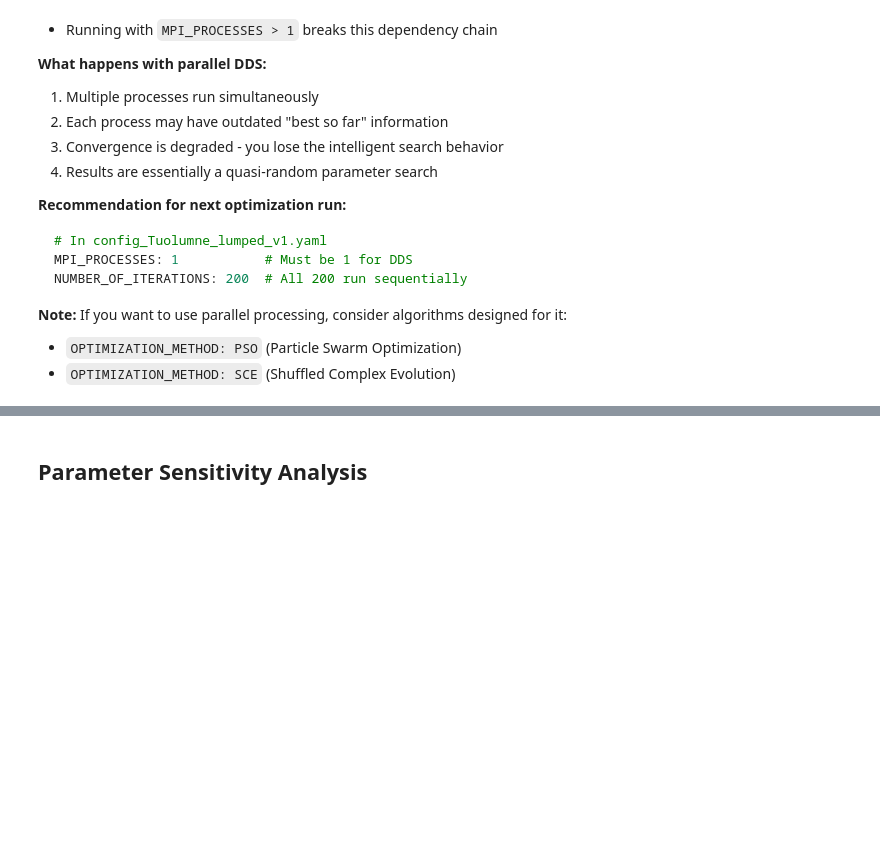
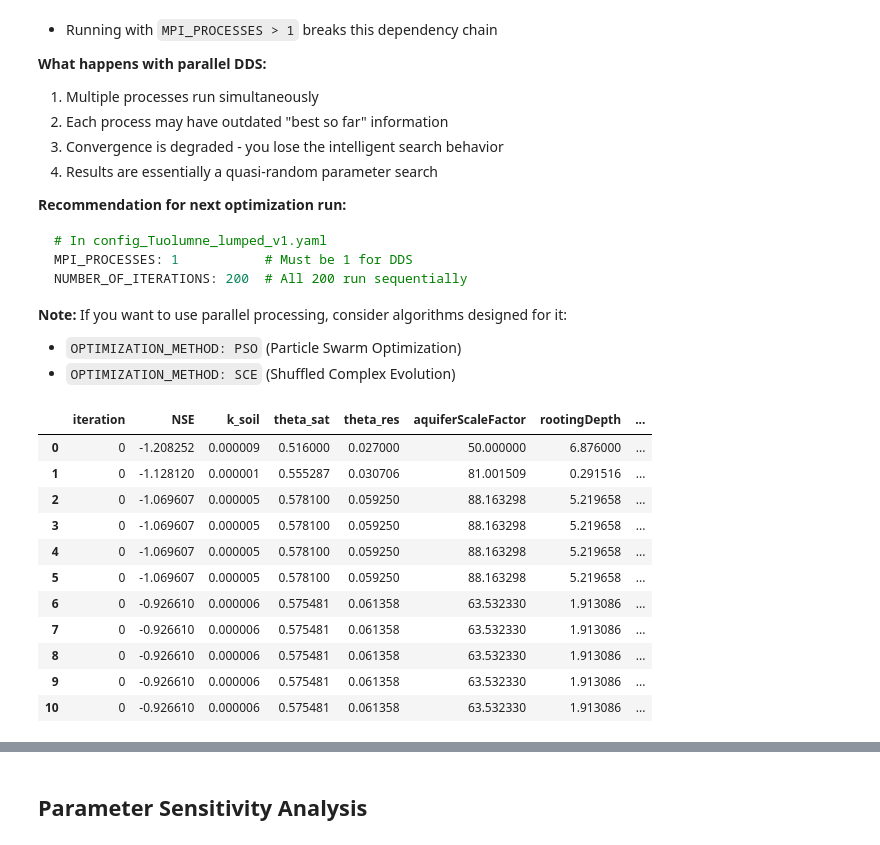
Before and after one commit to dlhogan97/CONFLUENCE-uwmtnhydro, a Jupyter notebook: ess-project/modeling/optimization/Analyze_Optimization_Results.ipynb, the cells around one changed output, grey strips where cells are left out. Cells and saved outputs as stored; diff of their text form; code cells hidden in the pictures; blank space fills up the shorter version.

```diff
--- a/ess-project/modeling/optimization/Analyze_Optimization_Results.ipynb
+++ b/ess-project/modeling/optimization/Analyze_Optimization_Results.ipynb
@@ -217,6 +242,21 @@ NUMBER_OF_ITERATIONS: 200  # All 200 run sequentially
 **Note:** If you want to use parallel processing, consider algorithms designed for it:
 - `OPTIMIZATION_METHOD: PSO` (Particle Swarm Optimization)
 - `OPTIMIZATION_METHOD: SCE` (Shuffled Complex Evolution)
+# %%
+dds_history
+# %% [output]
+|  | iteration | NSE | k_soil | theta_sat | theta_res | aquiferScaleFactor | rootingDepth | ... |
+| 0 | 0 | -1.208252 | 0.000009 | 0.516000 | 0.027000 | 50.000000 | 6.876000 | ... |
+| 1 | 0 | -1.128120 | 0.000001 | 0.555287 | 0.030706 | 81.001509 | 0.291516 | ... |
+| 2 | 0 | -1.069607 | 0.000005 | 0.578100 | 0.059250 | 88.163298 | 5.219658 | ... |
+| 3 | 0 | -1.069607 | 0.000005 | 0.578100 | 0.059250 | 88.163298 | 5.219658 | ... |
+| 4 | 0 | -1.069607 | 0.000005 | 0.578100 | 0.059250 | 88.163298 | 5.219658 | ... |
+| 5 | 0 | -1.069607 | 0.000005 | 0.578100 | 0.059250 | 88.163298 | 5.219658 | ... |
+| 6 | 0 | -0.926610 | 0.000006 | 0.575481 | 0.061358 | 63.532330 | 1.913086 | ... |
+| 7 | 0 | -0.926610 | 0.000006 | 0.575481 | 0.061358 | 63.532330 | 1.913086 | ... |
+| 8 | 0 | -0.926610 | 0.000006 | 0.575481 | 0.061358 | 63.532330 | 1.913086 | ... |
+| 9 | 0 | -0.926610 | 0.000006 | 0.575481 | 0.061358 | 63.532330 | 1.913086 | ... |
+| 10 | 0 | -0.926610 | 0.000006 | 0.575481 | 0.061358 | 63.532330 | 1.913086 | ... |
 # %%
 if 'dds_history' in locals():
     # Get metric column and optimization algorithm
```
Also changed, not shown: parts of 24 cells of this notebook, 25 other files.
